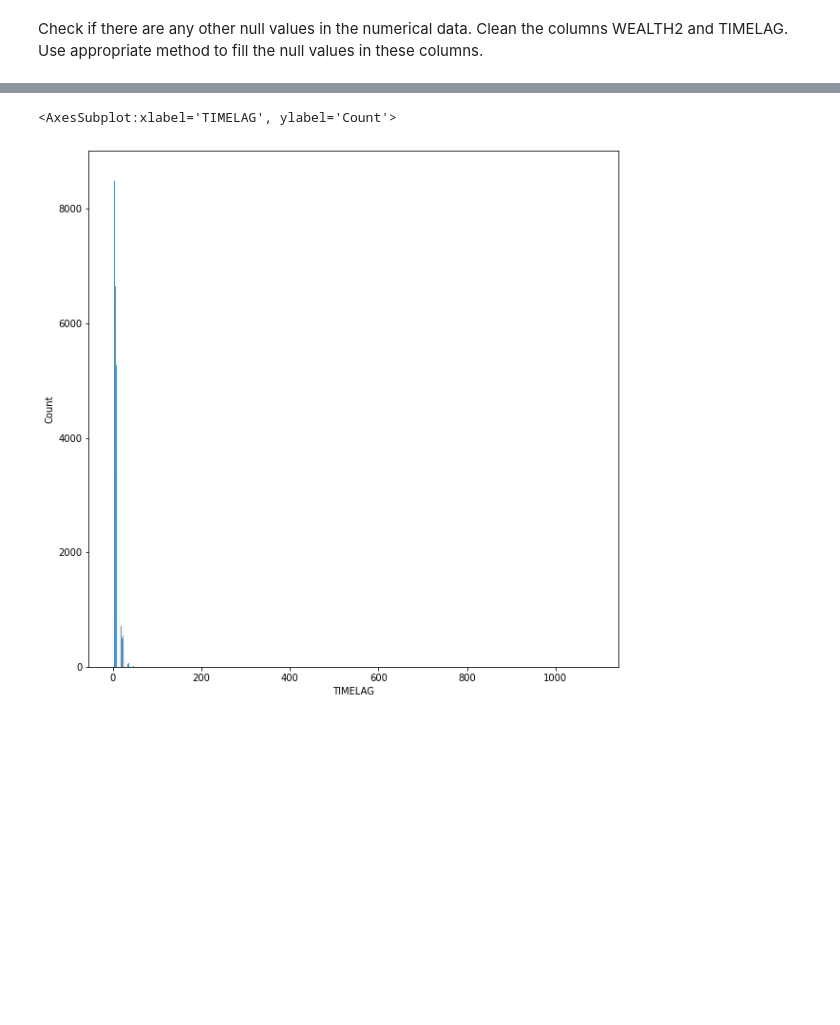
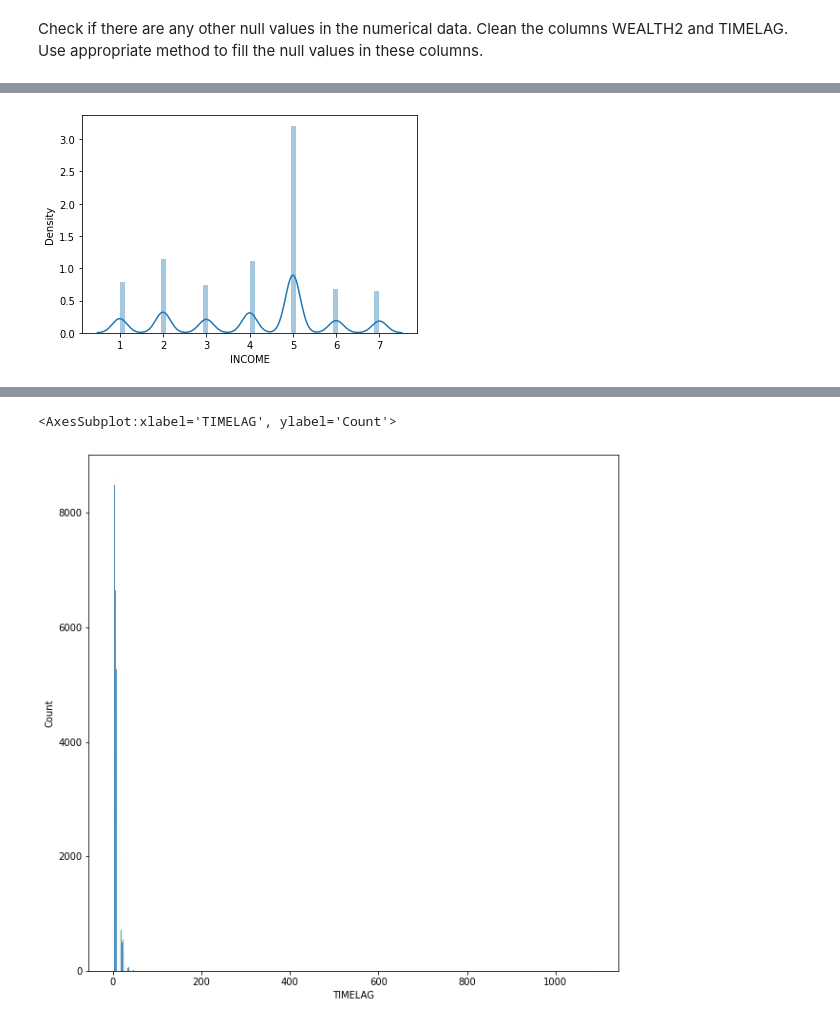
Before and after one commit to CallmeIshmaelH/lab-revisiting-machine-learning, a Jupyter notebook: LAB_6.09_revisiting_machine_learning.ipynb, the cells around one changed output, grey strips where cells are left out. Cells and saved outputs as stored; diff of their text form; code cells hidden in the pictures; blank space fills up the shorter version.

```diff
--- a/LAB_6.09_revisiting_machine_learning.ipynb
+++ b/LAB_6.09_revisiting_machine_learning.ipynb
@@ -565,0 +614,13 @@ plt.show()
+# %%
+# to fill the NaN values with the mean, we will need a method that returns a whole integer.
+# we can therefore either use the modal value, 5.0.
+numeric_data['INCOME'].fillna(np.ceil(5.0), inplace = True)
+numeric_data['INCOME'].isna().sum()
+# we should set the dtype as object so that numerical operations will not be carried out on the values
+numeric_data['INCOME'] = numeric_data['INCOME'].astype('object')
+# %%
+# visualize the INCOME data again.
+sns.distplot(numeric_data['INCOME'])
+plt.show()
+# %% [output]
+[figure, added]
```
Also changed, not shown: parts of 38 cells of this notebook.
